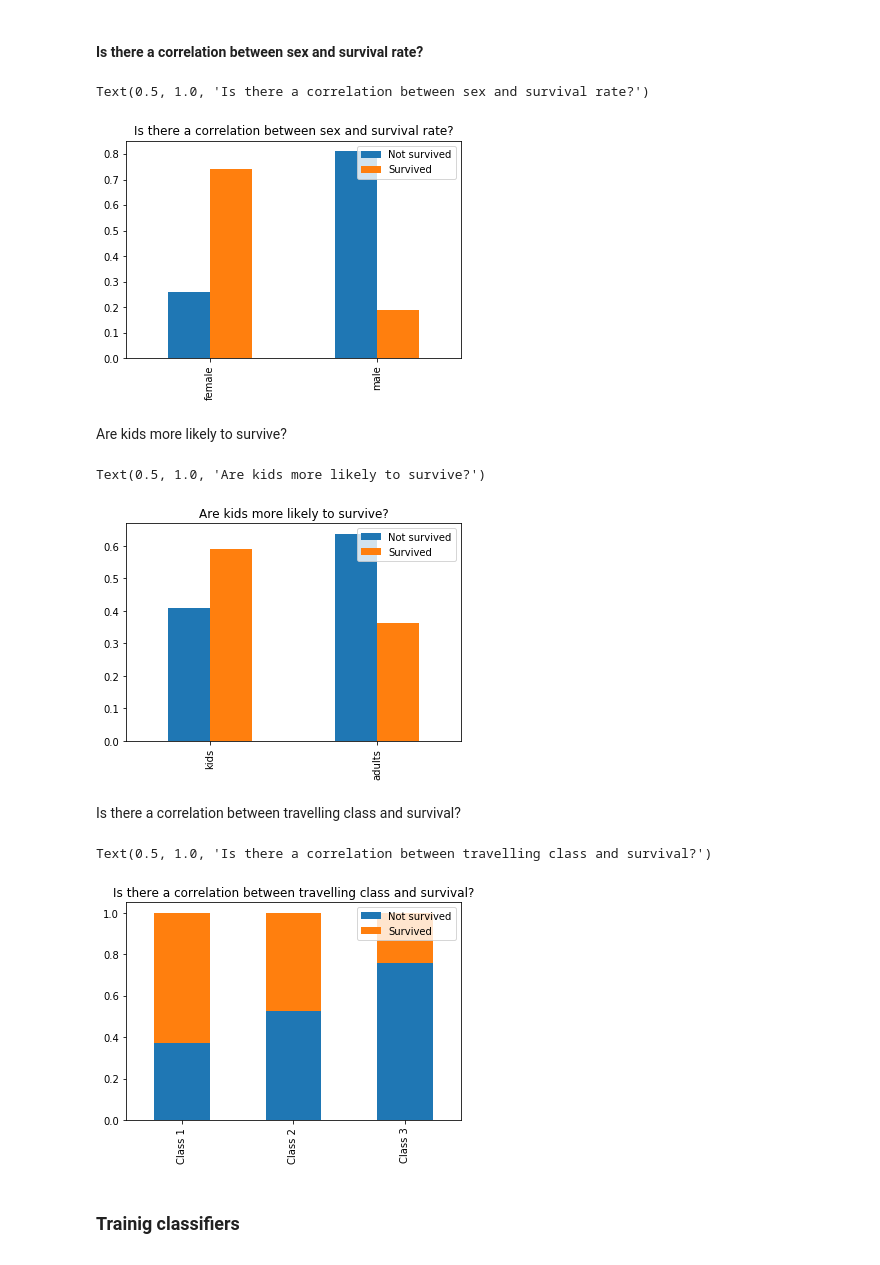
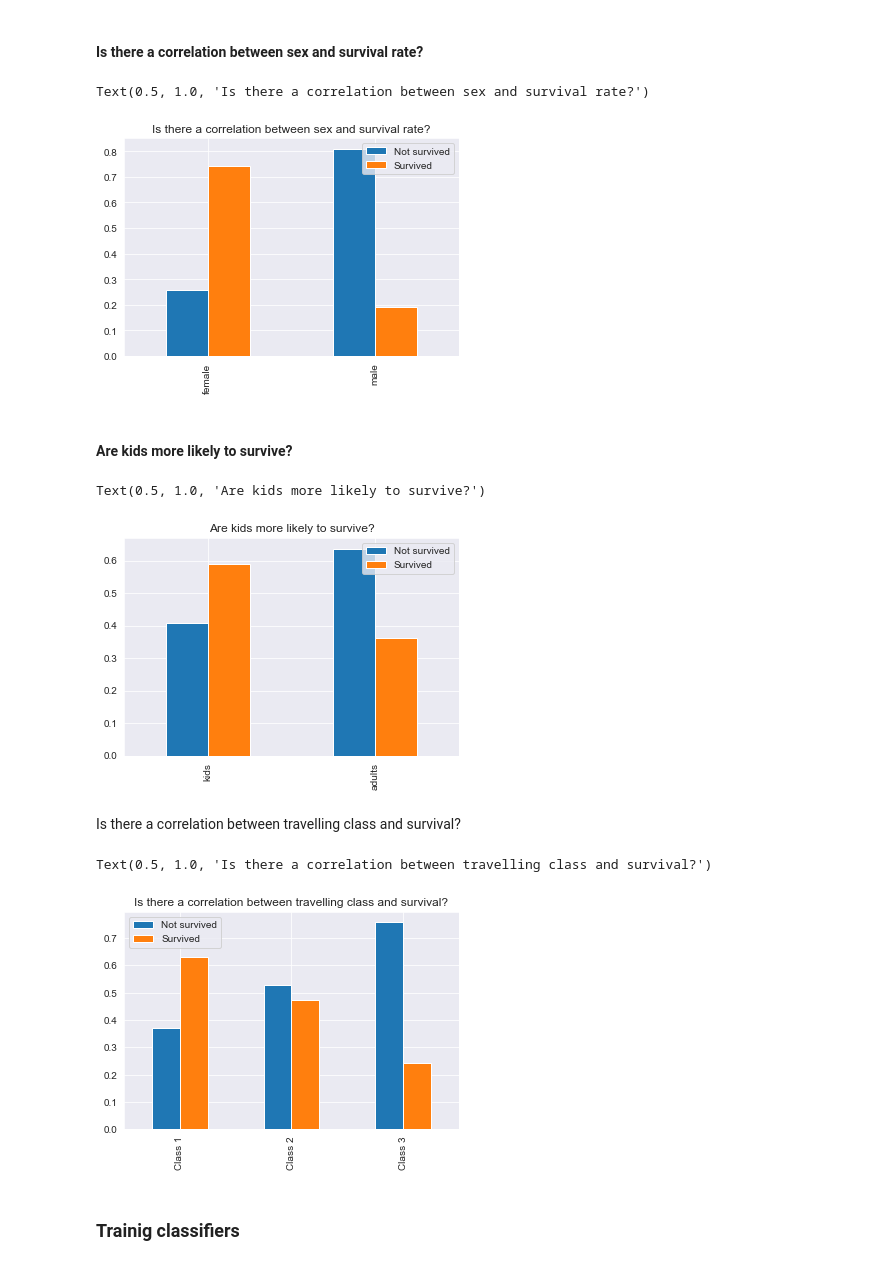
Before and after one commit to asakhnenko/ML-finger-exercises, a Jupyter notebook: Kaggle/titanic-dataset-playground.ipynb, the cells around one changed output. Cells and saved outputs as stored; diff of their text form; code cells hidden in the pictures.

```diff
--- a/Kaggle/titanic-dataset-playground.ipynb
+++ b/Kaggle/titanic-dataset-playground.ipynb
@@ -3,7 +3,12 @@
 # %%
 import pandas as pd
 import numpy as np
+
 import matplotlib.pyplot as plt
+
+import seaborn as sns
+color = sns.color_palette()
+sns.set_style('darkgrid')
 # %% [markdown]
 ### Load the dataset
 # %%
@@ -20,0 +34,3 @@ dataset.head()
+# %%
+dataset.drop(['Cabin'], axis=1, inplace=True)
+dataset['Age'] = dataset['Age'].fillna(int(dataset['Age'].mean()))
@@ -21,11 +39,9 @@ dataset.head()
 # %%
-dataset['Age'] = dataset['Age'].fillna(int(dataset['Age'].mean()))
+dataset = dataset.join(pd.get_dummies(dataset['Sex']))
+dataset = dataset.join(pd.get_dummies(dataset['Embarked']))
 
 tmp_class = pd.get_dummies(dataset['Pclass'])
 tmp_class.columns = ['Class1', 'Class2', 'Class3']
-
-dataset = dataset.join(pd.get_dummies(dataset['Sex']))
-dataset = dataset.join(pd.get_dummies(dataset['Embarked']))
 dataset = dataset.join(tmp_class)
 
 dataset['Family'] = dataset['Parch'] + dataset['SibSp']
@@ -34,7 +50,6 @@ dataset.drop([
     'PassengerId',
     'Name',
     'Ticket',
-    'Cabin',
     'Parch',
     'SibSp',
     'Sex',
@@ -84,9 +95,9 @@ pd.DataFrame({
 plt.title("Is there a correlation between sex and survival rate?")
 # %% [output]
 Text(0.5, 1.0, 'Is there a correlation between sex and survival rate?')
-[figure, old version]
+[figure, new version]
 # %% [markdown]
-Are kids more likely to survive?
+#### Are kids more likely to survive?
 # %%
 kids = len(dataset[dataset['Age'] < 16])
 adults = len(dataset[dataset['Age'] >= 16])
@@ -105,31 +116,31 @@ pd.DataFrame({
 plt.title("Are kids more likely to survive?")
 # %% [output]
 Text(0.5, 1.0, 'Are kids more likely to survive?')
-[figure, old version]
+[figure, new version]
 # %% [markdown]
 Is there a correlation between travelling class and survival?
 # %%
 class1 = len(dataset[dataset['Class1'] == 1])
 class2 = len(dataset[dataset['Class2'] == 1])
 class3 = len(dataset[dataset['Class3'] == 1])
 
 pd.DataFrame({
     'Survived': [
         survivors.loc[survivors['Class1'] == 1].count()[0] / class1,
         survivors.loc[survivors['Class2'] == 1].count()[0] / class2,
         survivors.loc[survivors['Class3'] == 1].count()[0] / class3
     ],
     'Not survived': [
         non_survivors.loc[non_survivors['Class1'] == 1].count()[0] / class1,
         non_survivors.loc[non_survivors['Class2'] == 1].count()[0] / class2,
         non_survivors.loc[non_survivors['Class3'] == 1].count()[0] / class3
     ]
-}, index=['Class 1', 'Class 2', 'Class 3']).plot.bar(stacked=True)
+}, index=['Class 1', 'Class 2', 'Class 3']).plot.bar()
 
 plt.title("Is there a correlation between travelling class and survival?")
 # %% [output]
 Text(0.5, 1.0, 'Is there a correlation between travelling class and survival?')
-[figure, old version]
+[figure, new version]
 # %% [markdown]
 ### Trainig classifiers
 # %% [markdown]
```
Also changed, not shown: parts of 8 cells of this notebook.
